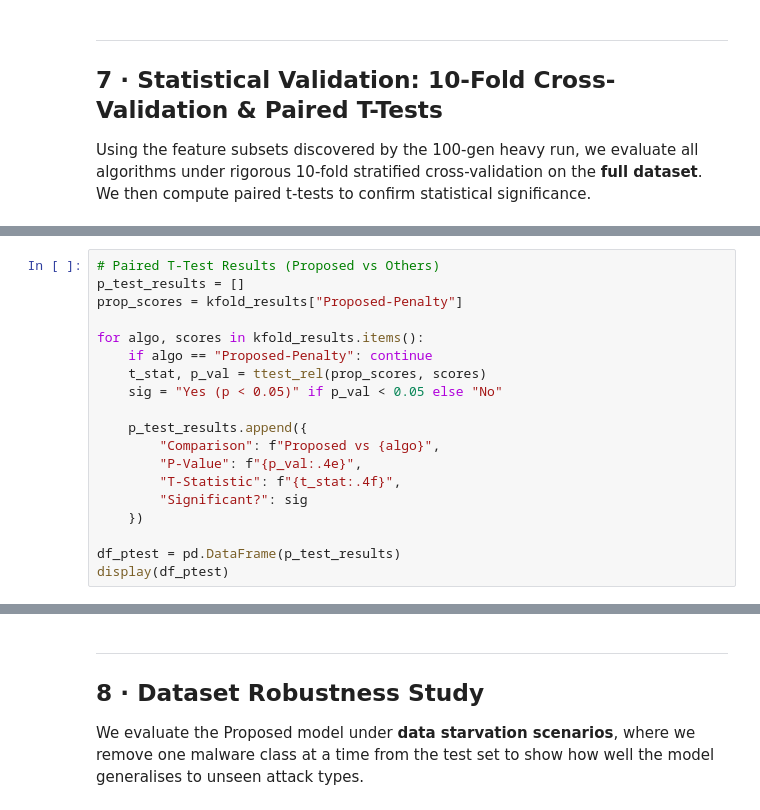
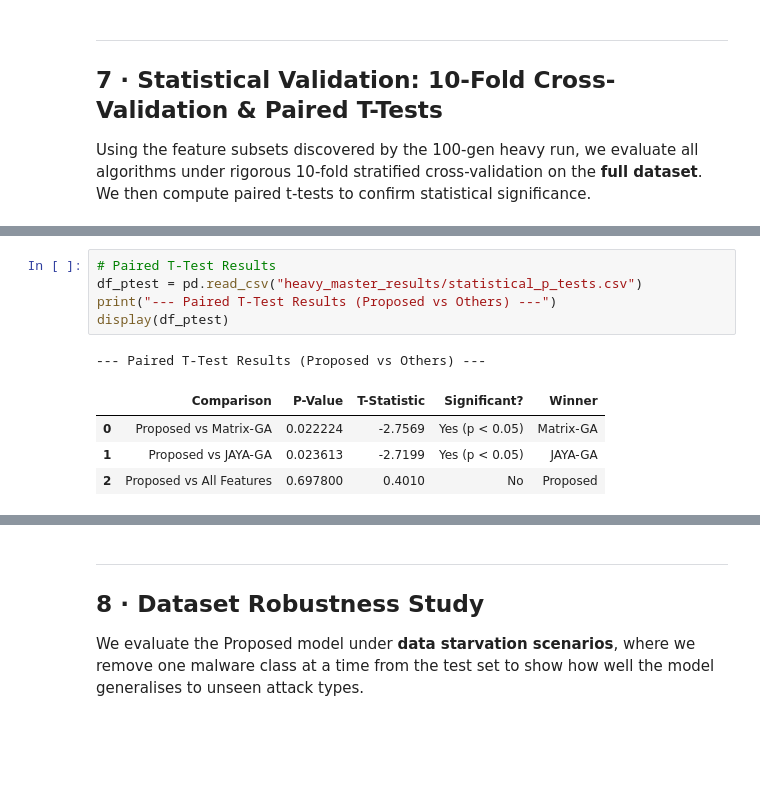
Before and after one commit to MahmoudSamour/DNS-tunnelling-using-random-forest-and-genetic-algorithm, a Jupyter notebook: DNS_Tunneling_Full_Evaluation.ipynb, the cells around one changed output, grey strips where cells are left out. Cells and saved outputs as stored; diff of their text form; blank space fills up the shorter version.

```diff
--- a/DNS_Tunneling_Full_Evaluation.ipynb
+++ b/DNS_Tunneling_Full_Evaluation.ipynb
@@ -367,22 +335,14 @@ df_summary.style.background_gradient(cmap='Greens', subset=['Mean F1'])
 # %%
-# Paired T-Test Results (Proposed vs Others)
-p_test_results = []
-prop_scores = kfold_results["Proposed-Penalty"]
-
-for algo, scores in kfold_results.items():
-    if algo == "Proposed-Penalty": continue
-    t_stat, p_val = ttest_rel(prop_scores, scores)
-    sig = "Yes (p < 0.05)" if p_val < 0.05 else "No"
-
-    p_test_results.append({
-        "Comparison": f"Proposed vs {algo}",
-        "P-Value": f"{p_val:.4e}",
-        "T-Statistic": f"{t_stat:.4f}",
-        "Significant?": sig
-    })
-
-df_ptest = pd.DataFrame(p_test_results)
+# Paired T-Test Results
+df_ptest = pd.read_csv("heavy_master_results/statistical_p_tests.csv")
+print("--- Paired T-Test Results (Proposed vs Others) ---")
 display(df_ptest)
+# %% [output]
+--- Paired T-Test Results (Proposed vs Others) ---
+|  | Comparison | P-Value | T-Statistic | Significant? | Winner |
+| 0 | Proposed vs Matrix-GA | 0.022224 | -2.7569 | Yes (p < 0.05) | Matrix-GA |
+| 1 | Proposed vs JAYA-GA | 0.023613 | -2.7199 | Yes (p < 0.05) | JAYA-GA |
+| 2 | Proposed vs All Features | 0.697800 | 0.4010 | No | Proposed |
 # %%
 # Box Plot & Strip Plot for K-Fold
 df_melt_kfold = df_kfold.melt(var_name='Algorithm', value_name='F1-Weighted')
```
Also changed, not shown: parts of 13 cells of this notebook.
